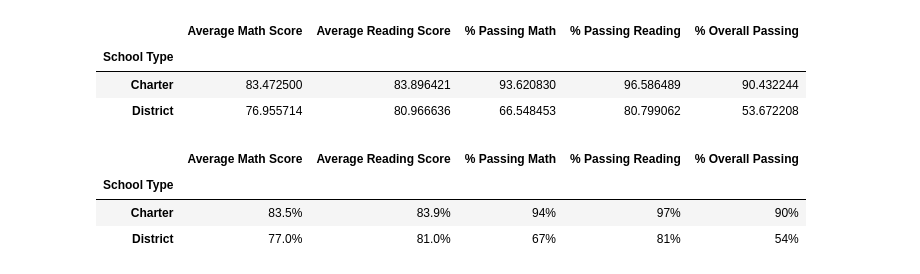
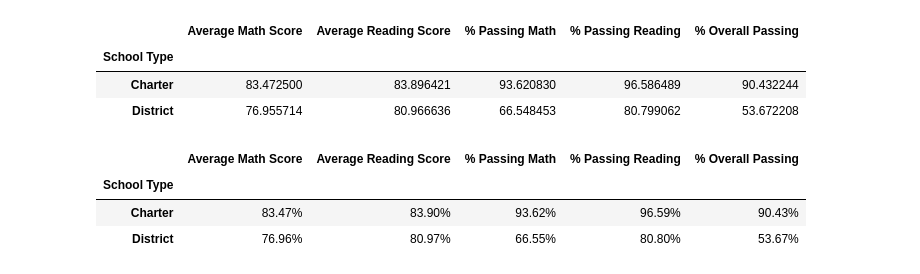
Before and after one commit to Ry-Avery/Pandas_School_District, a Jupyter notebook: PyCitySchools(Old).ipynb, the cells around one changed output. Saved outputs shown, nothing was run; the diff lists cells and outputs as text; code cells hidden in the pictures.

```diff
--- a/PyCitySchools.ipynb
+++ b/PyCitySchools(Old).ipynb
@@ -470,7 +470,7 @@ school_capita_s.groupby(pd.cut(school_capita_s,spending_bins)).count()
 dtype: int64
 # %%
 # Adding new column that contains spending ranges per student to school_summary_df
-school_summary_df['Spending Ranges (Per Student)']=pd.cut(school_capita_s,spending_bins,spending_bins,labels=spending_bins_names)
+school_summary_df['Spending Ranges (Per Student)']=pd.cut(school_capita_s,spending_bins,labels=spending_bins_names)
 school_summary_df.head()
 # %% [output]
 |  | School Type | Total Students | Total School Budget | Per Student Budget | Average Math Score | ... |
@@ -520,4 +520,5 @@ spending_summary_df
 # %%
 # Defining school size bin variables
-size_bins=[0,1000,2000,5000]
-size_bins_names=['Small (<1000)','Medium (1000-2000)','Large (2000-5000)']
+size_bins=[0,1761,2917,5000]
+size_bins_names=['Small','Medium','Large']
+school_counts_s.groupby(pd.cut(school_counts_s,size_bins)).count()
@@ -590,14 +597,14 @@ type_summary_df
 | District | 76.955714 | 80.966636 | 66.548453 | 80.799062 | 53.672208 |
 # %%
 # Formatting type_summary_df
-type_summary_df['Average Math Score']=type_summary_df['Average Math Score'].map('{:.1f}%'.format)
-type_summary_df['Average Reading Score']=type_summary_df['Average Reading Score'].map('{:.1f}%'.format)
-type_summary_df['% Passing Math']=type_summary_df['% Passing Math'].map('{:.0f}%'.format)
-type_summary_df['% Passing Reading']=type_summary_df['% Passing Reading'].map('{:.0f}%'.format)
-type_summary_df['% Overall Passing']=type_summary_df['% Overall Passing'].map('{:.0f}%'.format)
+type_summary_df['Average Math Score']=type_summary_df['Average Math Score'].map('{:.2f}%'.format)
+type_summary_df['Average Reading Score']=type_summary_df['Average Reading Score'].map('{:.2f}%'.format)
+type_summary_df['% Passing Math']=type_summary_df['% Passing Math'].map('{:.2f}%'.format)
+type_summary_df['% Passing Reading']=type_summary_df['% Passing Reading'].map('{:.2f}%'.format)
+type_summary_df['% Overall Passing']=type_summary_df['% Overall Passing'].map('{:.2f}%'.format)
 type_summary_df
 # %% [output]
 |  | Average Math Score | Average Reading Score | % Passing Math | % Passing Reading | % Overall Passing |
 | School Type |  |  |  |  |  |
-| Charter | 83.5% | 83.9% | 94% | 97% | 90% |
-| District | 77.0% | 81.0% | 67% | 81% | 54% |
+| Charter | 83.47% | 83.90% | 93.62% | 96.59% | 90.43% |
+| District | 76.96% | 80.97% | 66.55% | 80.80% | 53.67% |
```
Also changed, not shown: parts of 4 cells of this notebook, 1 other file.
